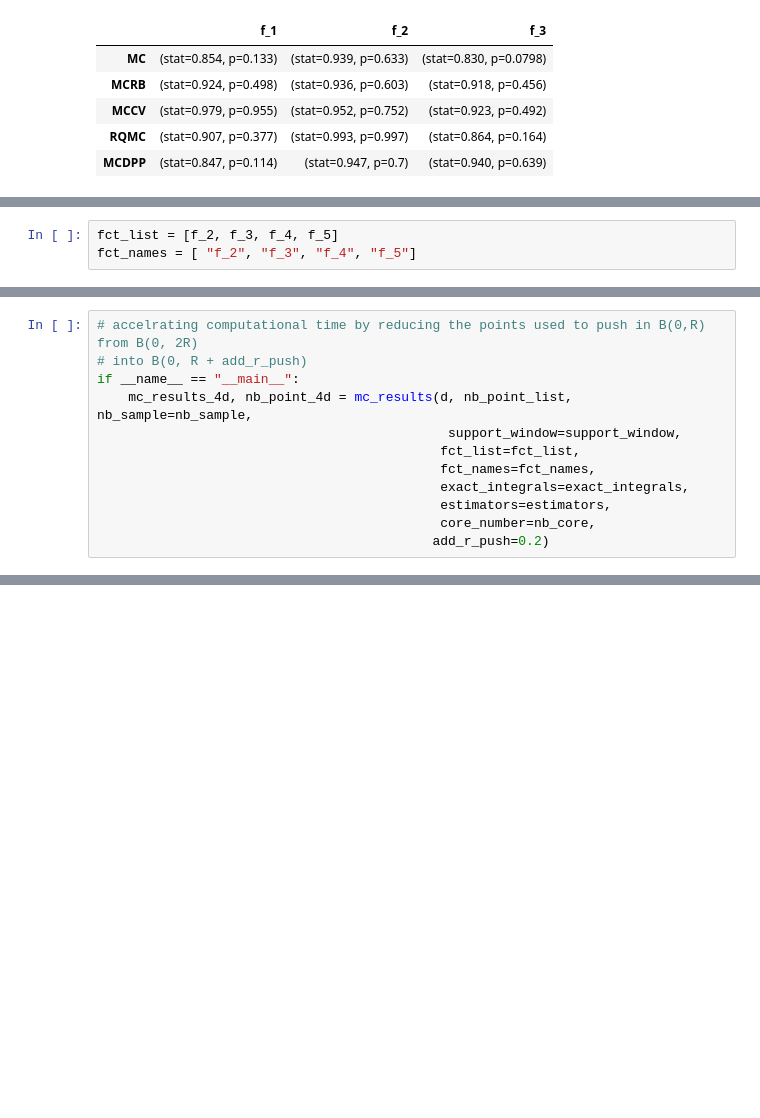
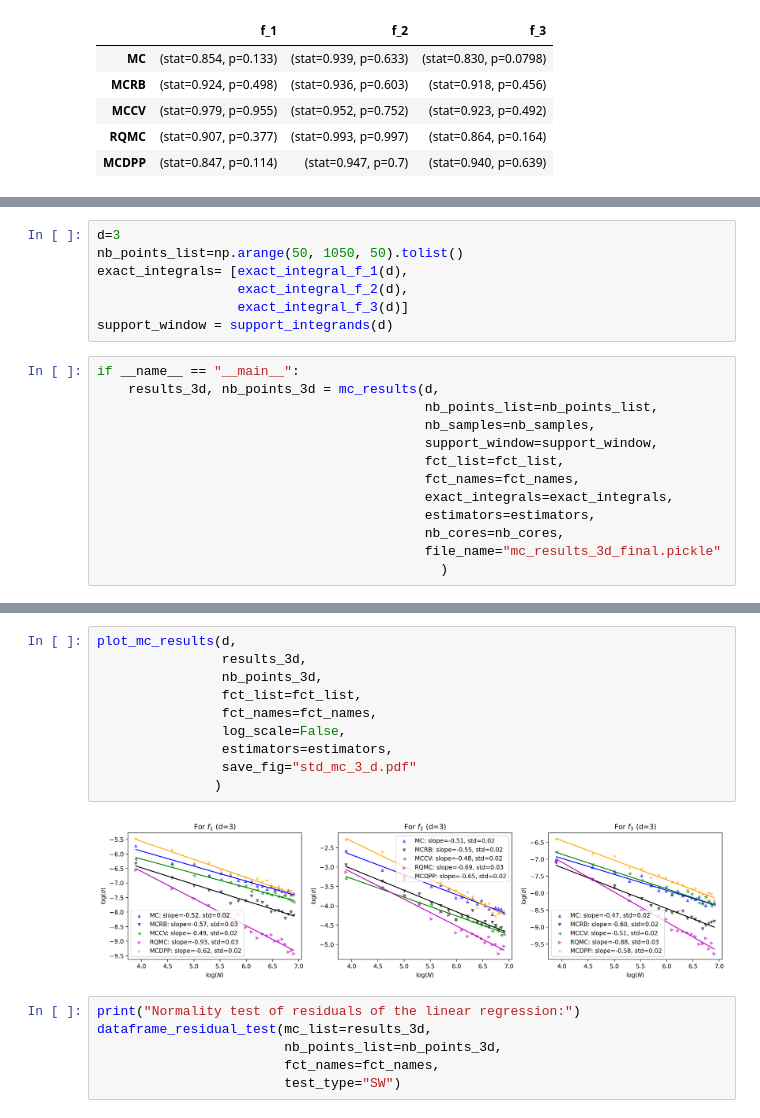
Before and after one commit to dhawat/MCRPPy, a Jupyter notebook: notebooks/tutorial_monte_carlo_methods.ipynb, the cells around one changed output, grey strips where cells are left out. Drawn from its saved outputs; the diff is of its cells as text; blank space fills up the shorter version.

```diff
--- a/notebooks/tutorial_monte_carlo_methods.ipynb
+++ b/notebooks/tutorial_monte_carlo_methods.ipynb
@@ -272,3 +167,0 @@ mc_results_2d.keys()
-# %%
-fct_list = [f_2, f_3, f_4, f_5]
-fct_names = [ "f_2", "f_3", "f_4", "f_5"]
@@ -459,12 +167,0 @@ len(nb_point_list)
-# %%
-# accelrating computational time by reducing the points used to push in B(0,R) from B(0, 2R)
-# into B(0, R + add_r_push)
-if __name__ == "__main__":
-    mc_results_4d, nb_point_4d = mc_results(d, nb_point_list, nb_sample=nb_sample,
-                                             support_window=support_window,
-                                            fct_list=fct_list,
-                                            fct_names=fct_names,
-                                            exact_integrals=exact_integrals,
-                                            estimators=estimators,
-                                            core_number=nb_core,
-                                           add_r_push=0.2)
@@ -543,0 +201,20 @@ estimate_control_variate_parameter(points, f_2, )
+# %%
+d=3
+nb_points_list=np.arange(50, 1050, 50).tolist()
+exact_integrals= [exact_integral_f_1(d),
+                  exact_integral_f_2(d),
+                  exact_integral_f_3(d)]
+support_window = support_integrands(d)
+# %%
+if __name__ == "__main__":
+    results_3d, nb_points_3d = mc_results(d,
+                                          nb_points_list=nb_points_list,
+                                          nb_samples=nb_samples,
+                                          support_window=support_window,
+                                          fct_list=fct_list,
+                                          fct_names=fct_names,
+                                          exact_integrals=exact_integrals,
+                                          estimators=estimators,
+                                          nb_cores=nb_cores,
+                                          file_name="mc_results_3d_final.pickle"
+                                            )
@@ -543,0 +239,18 @@ estimate_control_variate_parameter(points, f_2, )
+# %%
+plot_mc_results(d,
+                results_3d,
+                nb_points_3d,
+                fct_list=fct_list,
+                fct_names=fct_names,
+                log_scale=False,
+                estimators=estimators,
+                save_fig="std_mc_3_d.pdf"
+               )
+# %% [output]
+[figure, added]
+# %%
+print("Normality test of residuals of the linear regression:")
+dataframe_residual_test(mc_list=results_3d,
+                        nb_points_list=nb_points_3d,
+                        fct_names=fct_names,
+                        test_type="SW")
```
Also changed, not shown: parts of 59 cells of this notebook, 1 other file.
